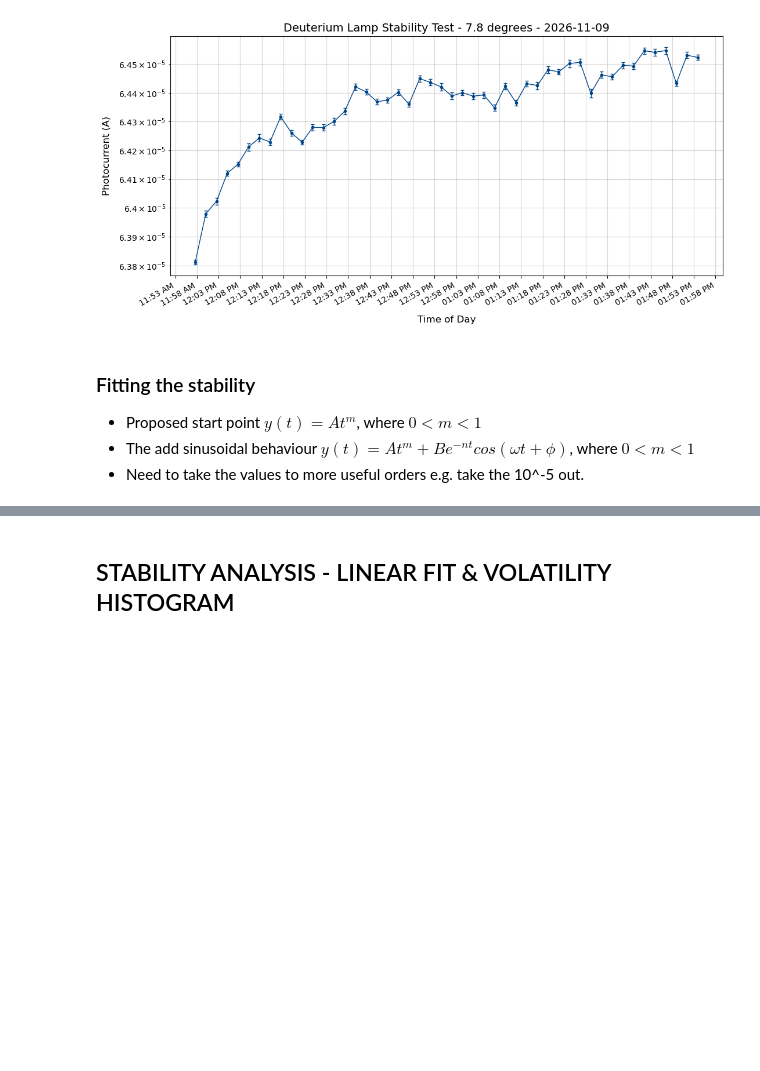
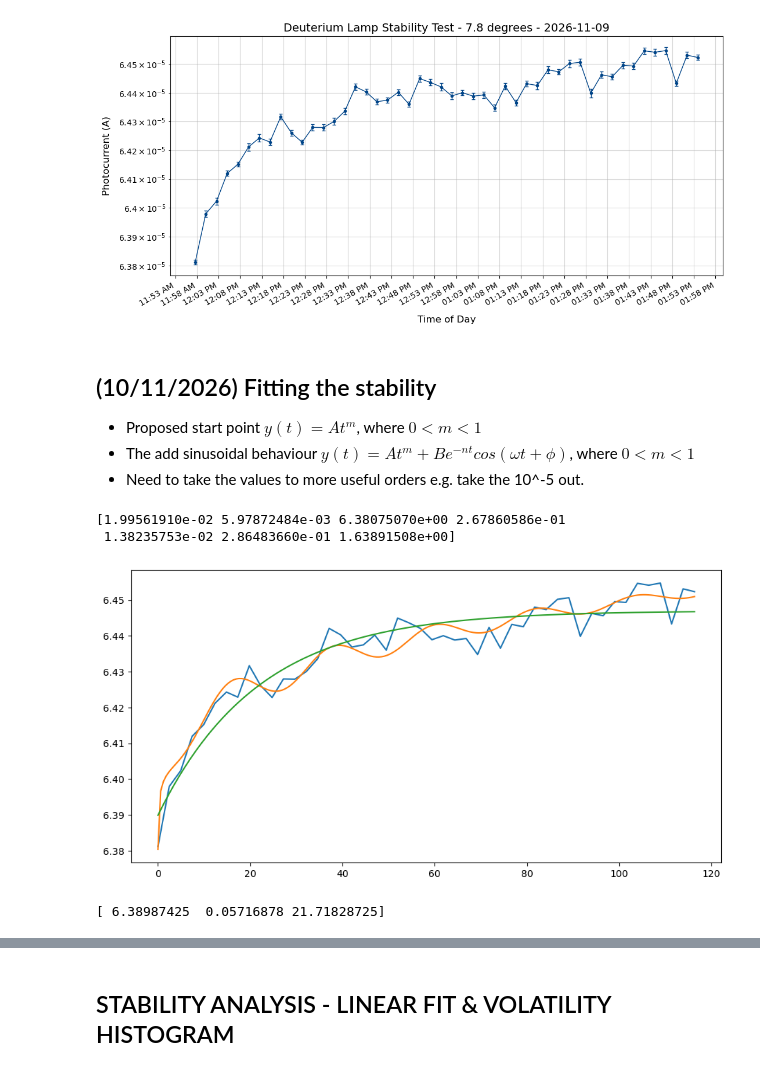
Before and after one commit to laughtonmichael2004-hue/lea-summer_2026_Internship, a Jupyter notebook: 2. Deuterium Lamp/Deuterium Lamp Analysis Code.ipynb, the cells around one changed output, grey strips where cells are left out. Cells and saved outputs as stored; diff of their text form; code cells hidden in the pictures; blank space fills up the shorter version.

```diff
--- a/2. Deuterium Lamp/Deuterium Lamp Analysis Code.ipynb
+++ b/2. Deuterium Lamp/Deuterium Lamp Analysis Code.ipynb
@@ -1373,7 +1375,7 @@ Total Duration: 1.94 hours
 Global Mean Photocurrent: 6.436188e-05 A
 [figure]
 # %% [markdown]
-### Fitting the stability
+## (10/11/2026) Fitting the stability
 
 * Proposed start point $y(t) = At^{m}$, where $0 < m < 1$
 * The add sinusoidal behaviour $y(t) = At^{m} + Be^{-nt}cos(\omega t + \phi)$, where $0 < m < 1$
@@ -1381,10 +1383,65 @@ Global Mean Photocurrent: 6.436188e-05 A
 # %%
 import matplotlib.pyplot as plt
 import matplotlib.dates as mdates
 import pandas as pd
 import numpy as np
+from scipy.optimize import curve_fit
 import os
 
 # Load Data
 path_file = r"C:\Users\laugh\lea-summer-2026-internship-forked\lea-summer_2026_Internship\2. Deuterium Lamp\(2026-11-09)_Data\hour_3to4_spectrum_hole_num_2.txt"
 df = pd.read_csv(path_file)
+
+# Get the x and y data
+time_vals = pd.to_datetime(df['timestamp']) # Convert timestamps to datetime objects
+time_vals_mins = (time_vals - time_vals.iloc[0]).dt.total_seconds() / 60
+
+scale_factor = 100000 # So we aren't having to deal with super small fitting params
+
+current_vals = df['current_mean_A'] * scale_factor
+current_sem_vals = df['current_std_A']/np.sqrt(df['n_samples']) * scale_factor
+
+# Initial Guesses: A, B, C, m, n, omega, phi
+initial_guess = [current_vals.iloc[0] - current_vals.iloc[-1], 0.1, current_vals.iloc[0], 0.5, 0.5, 2*np.pi/7, np.pi/2]
+
+# Fitting function
+def stability_fit(t, A, B, C, m, n, omega, phi):
+    return A*t**m + B*np.exp(-n*t)*np.cos(omega*t + phi) + C
+
+# Define the bounds of each parameter
+bounds = ([-np.inf, 0, -np.inf, -np.inf, 0, 0, -np.pi],
+            [ np.inf, 3,  np.inf,  np.inf, 5, 5,  np.pi])
+
+# Run the fitting
+popt, pcov = curve_fit(stability_fit, time_vals_mins, current_vals, p0=initial_guess, sigma=current_sem_vals, absolute_sigma=False, bounds=bounds)
+print(popt)
+time_vals_fit = np.linspace(time_vals_mins.iloc[0], time_vals_mins.iloc[-1], 200)
+
+current_vals_fit = stability_fit(time_vals_fit, *popt)
+
+def warmup(t, C, A, tau):
+    return C + A * (1 - np.exp(-t / tau))
+
+popt, pcov = curve_fit(warmup, time_vals_mins, current_vals,
+                       p0=[current_vals.iloc[0], 0.06, 20],
+                       sigma=current_sem_vals, absolute_sigma=True)
+
+#time_vals_fit = np.linspace(time_vals_mins.iloc[0], time_vals_mins.iloc[-1], 200)
+
+current_vals_fit_warmup = warmup(time_vals_fit, *popt)
+
+# Plot
+fig, ax = plt.subplots(figsize=(11, 5.5))
+
+ax.plot(time_vals_mins, current_vals)
+ax.plot(time_vals_fit, current_vals_fit)
+ax.plot(time_vals_fit, current_vals_fit_warmup)
+#ax.set_ylim(6.38, 6.47)
+plt.show()
+
+print(popt)
+# %% [output]
+[1.99561910e-02 5.97872484e-03 6.38075070e+00 2.67860586e-01
+ 1.38235753e-02 2.86483660e-01 1.63891508e+00]
+[figure, added]
+[ 6.38987425  0.05716878 21.71828725]
```
Also changed, not shown: parts of 25 cells of this notebook, 4 other files.
